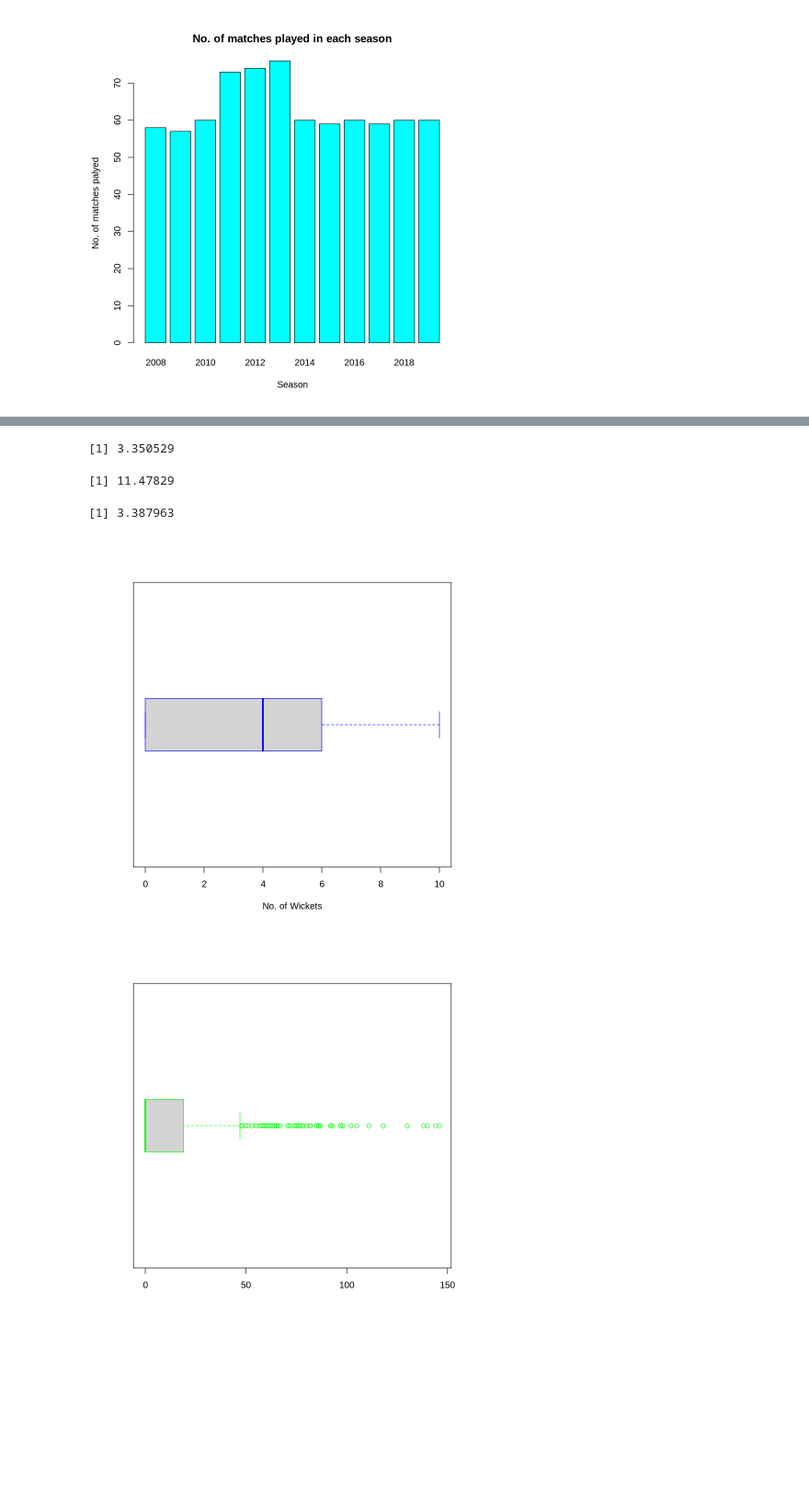
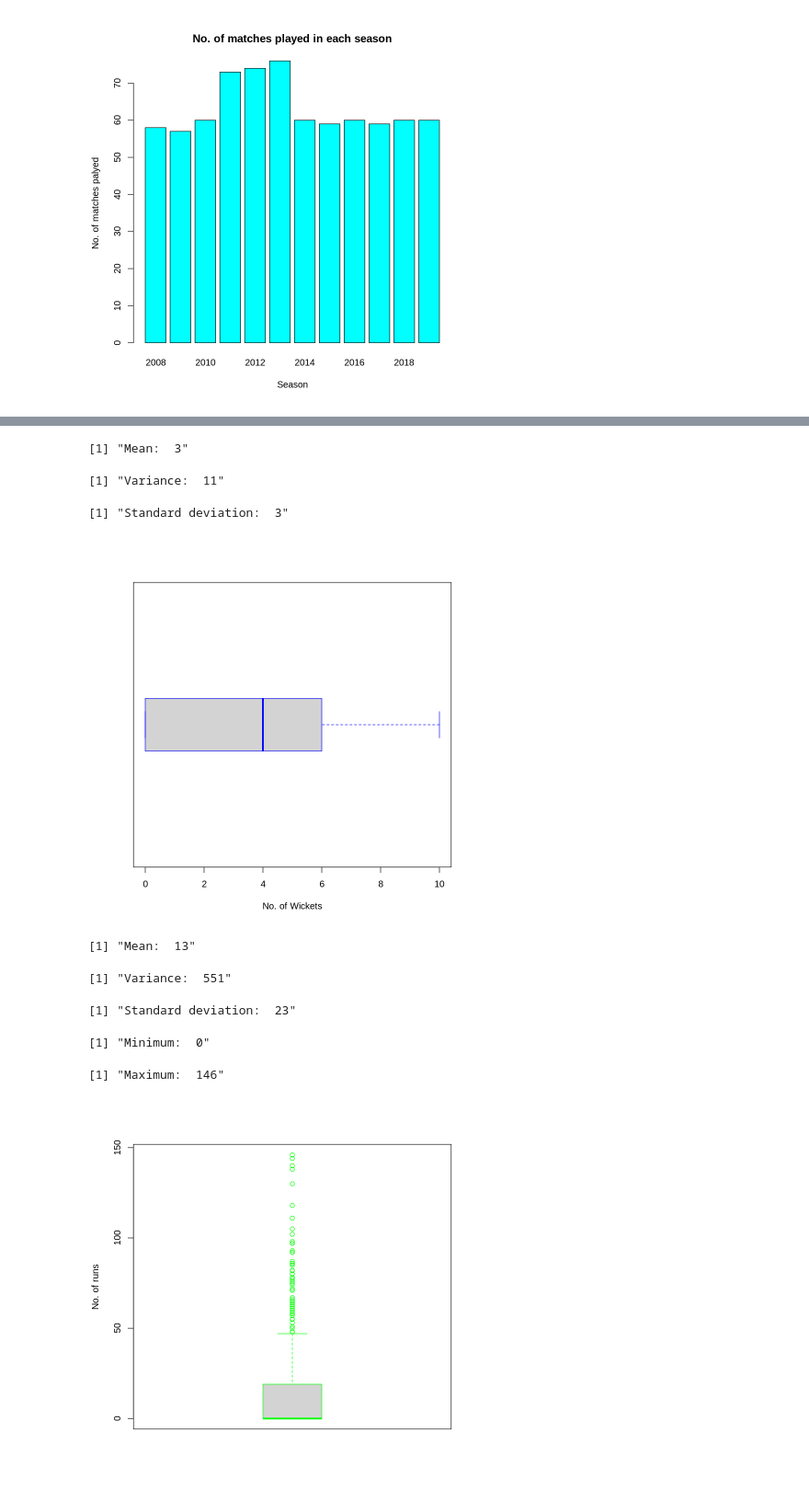
Before and after one commit to Abhishek4848/IPL-Match-Analysis, a Jupyter notebook: IPL_Analysis.ipynb, the cells around one changed output, grey strips where cells are left out. Shown: that part at 92% size. Cells and saved outputs as stored; diff of their text form; code cells hidden in the pictures; blank space fills up the shorter version.

Commit message:
Added Graph visualizations

```diff
--- a/IPL_Analysis.ipynb
+++ b/IPL_Analysis.ipynb
@@ -121,14 +102,24 @@ A data.frame: 33 × 2
 # %%
 boxplot(df$win_by_wickets, horizontal=T, varwidth=TRUE,outline=TRUE, boxwex=0.2, border=c("blue"),xlab = "No. of Wickets")
-mean(df$win_by_wickets)
-var(df$win_by_wickets)
-sd(df$win_by_wickets)
+paste("Mean: ",round(mean(df$win_by_wickets)),)
+paste("Variance: ",round(var(df$win_by_wickets)))
+paste("Standard deviation: ",round(sd(df$win_by_wickets)))
 # %% [output]
-[1] 3.350529
+[1] "Mean:  3"
-[1] 11.47829
+[1] "Variance:  11"
-[1] 3.387963
+[1] "Standard deviation:  3"
 [figure]
 # %%
-boxplot(df$win_by_runs, horizontal=T, varwidth=TRUE, notch=FALSE,outline=TRUE, boxwex=0.2, border=c("green"),xlab="No. of runs")
+boxplot(df$win_by_runs,varwidth=TRUE, notch=FALSE,outline=TRUE, boxwex=0.2, border=c("green"),ylab="No. of runs")
+paste("Mean: ",round(mean(df$win_by_runs)))
+paste("Variance: ",round(var(df$win_by_runs)))
+paste("Standard deviation: ",round(sd(df$win_by_runs)))
+paste("Minimum: ",min(df$win_by_runs))
+paste("Maximum: ",max(df$win_by_runs))
 # %% [output]
+[1] "Mean:  13"
+[1] "Variance:  551"
+[1] "Standard deviation:  23"
+[1] "Minimum:  0"
+[1] "Maximum:  146"
-[figure, old version]
+[figure, new version]
```
Also changed, not shown: parts of 7 cells of this notebook.
